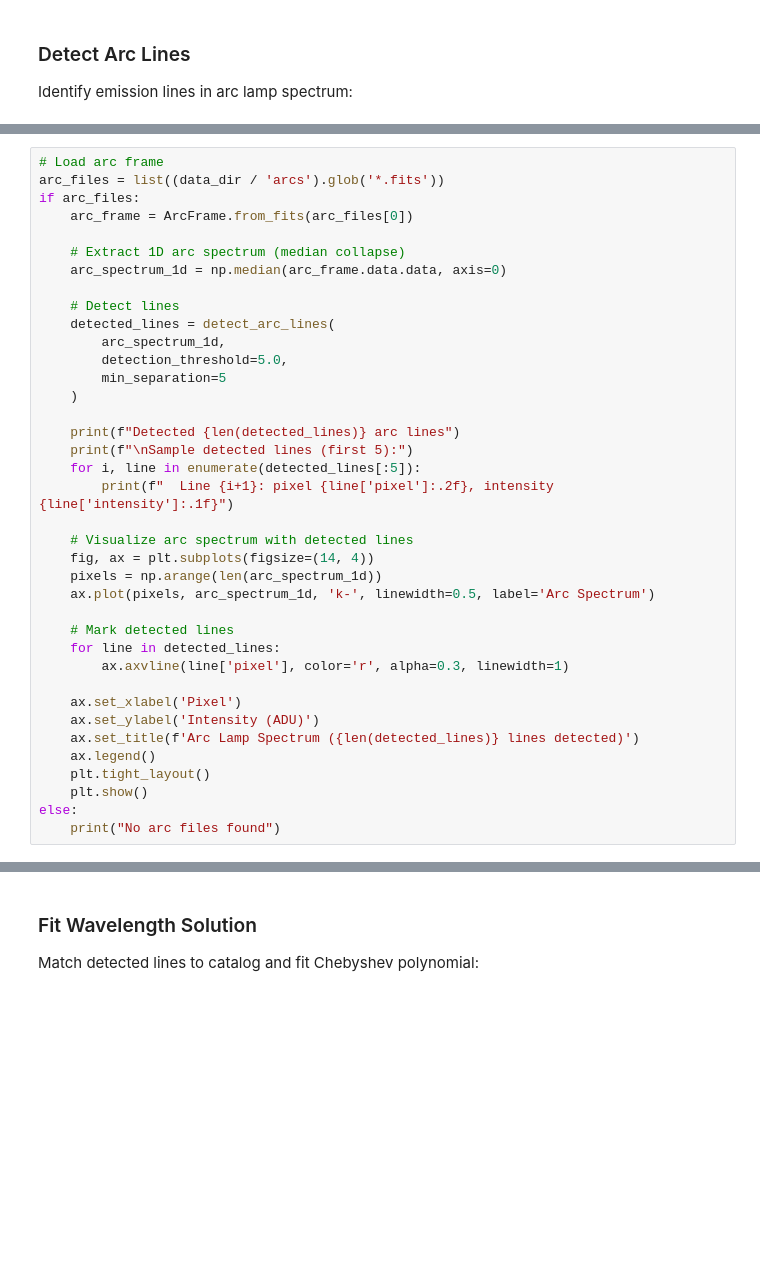
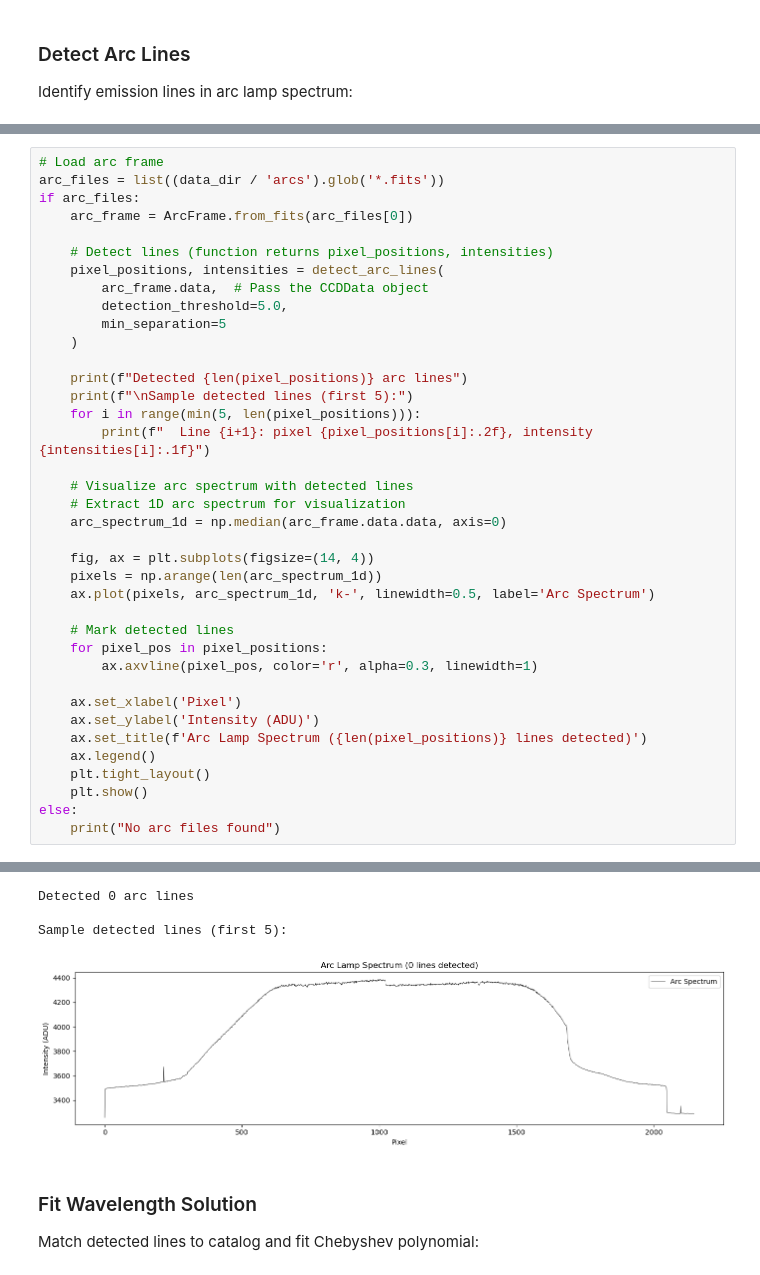
Before and after one commit to gkhullar/pykosmospp, a Jupyter notebook: examples/tutorial.ipynb, the cells around one changed output, grey strips where cells are left out. Saved outputs shown, nothing was run; the diff lists cells and outputs as text; blank space fills up the shorter version.

```diff
--- a/examples/tutorial.ipynb
+++ b/examples/tutorial.ipynb
@@ -383,35 +496,36 @@ arc_files = list((data_dir / 'arcs').glob('*.fits'))
 if arc_files:
     arc_frame = ArcFrame.from_fits(arc_files[0])
 
-    # Extract 1D arc spectrum (median collapse)
-    arc_spectrum_1d = np.median(arc_frame.data.data, axis=0)
-
-    # Detect lines
-    detected_lines = detect_arc_lines(
-        arc_spectrum_1d,
+    # Detect lines (function returns pixel_positions, intensities)
+    pixel_positions, intensities = detect_arc_lines(
+        arc_frame.data,  # Pass the CCDData object
         detection_threshold=5.0,
         min_separation=5
     )
 
-    print(f"Detected {len(detected_lines)} arc lines")
+    print(f"Detected {len(pixel_positions)} arc lines")
     print(f"\nSample detected lines (first 5):")
-    for i, line in enumerate(detected_lines[:5]):
-        print(f"  Line {i+1}: pixel {line['pixel']:.2f}, intensity {line['intensity']:.1f}")
+    for i in range(min(5, len(pixel_positions))):
+        print(f"  Line {i+1}: pixel {pixel_positions[i]:.2f}, intensity {intensities[i]:.1f}")
 
     # Visualize arc spectrum with detected lines
+    # Extract 1D arc spectrum for visualization
+    arc_spectrum_1d = np.median(arc_frame.data.data, axis=0)
+
     fig, ax = plt.subplots(figsize=(14, 4))
     pixels = np.arange(len(arc_spectrum_1d))
     ax.plot(pixels, arc_spectrum_1d, 'k-', linewidth=0.5, label='Arc Spectrum')
 
     # Mark detected lines
-    for line in detected_lines:
-        ax.axvline(line['pixel'], color='r', alpha=0.3, linewidth=1)
+    for pixel_pos in pixel_positions:
+        ax.axvline(pixel_pos, color='r', alpha=0.3, linewidth=1)
 
     ax.set_xlabel('Pixel')
     ax.set_ylabel('Intensity (ADU)')
-    ax.set_title(f'Arc Lamp Spectrum ({len(detected_lines)} lines detected)')
+    ax.set_title(f'Arc Lamp Spectrum ({len(pixel_positions)} lines detected)')
     ax.legend()
     plt.tight_layout()
     plt.show()
 else:
     print("No arc files found")
+# %% [output]
@@ -418,3 +535,7 @@ else:
+Detected 0 arc lines
+
+Sample detected lines (first 5):
+[figure, added]
 # %% [markdown]
 ### Fit Wavelength Solution
 
```
Also changed, not shown: parts of 8 cells of this notebook, 5 other files.
